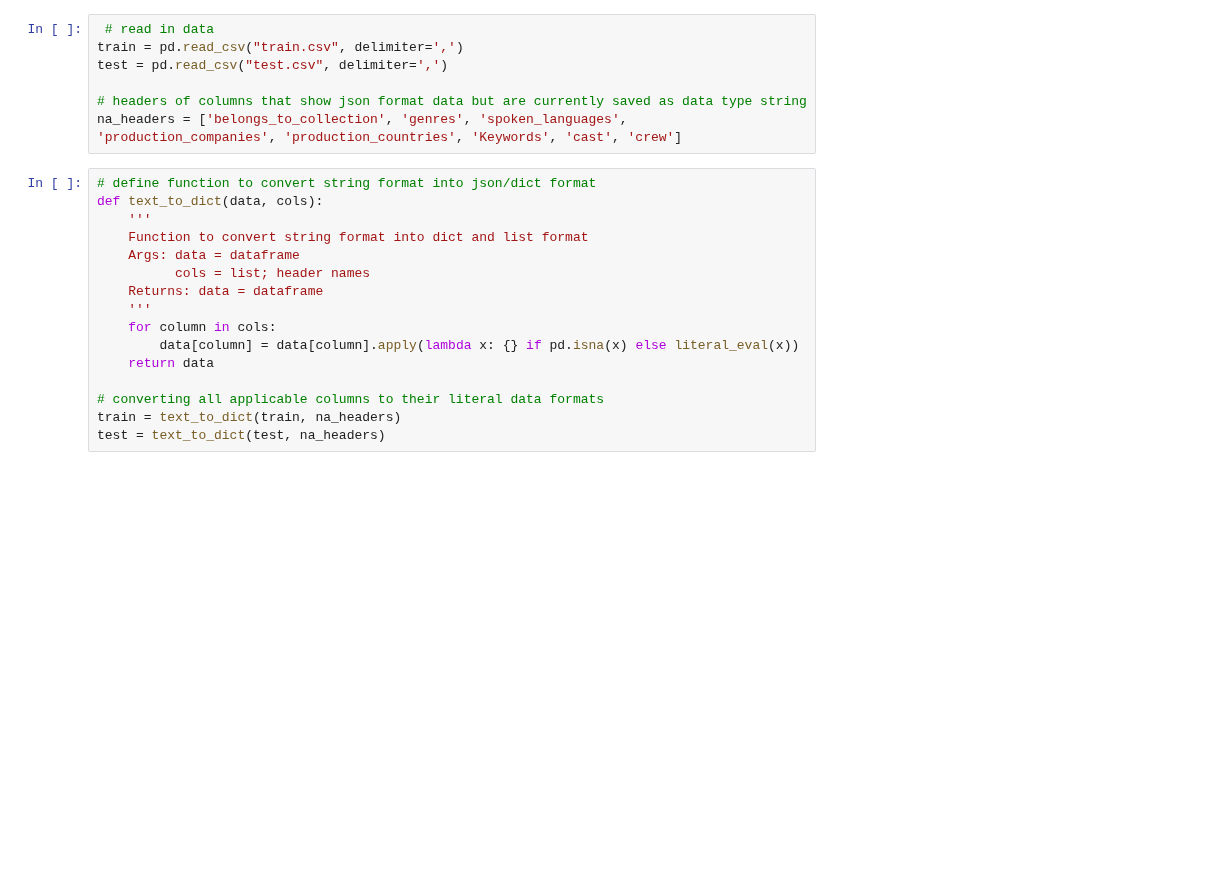
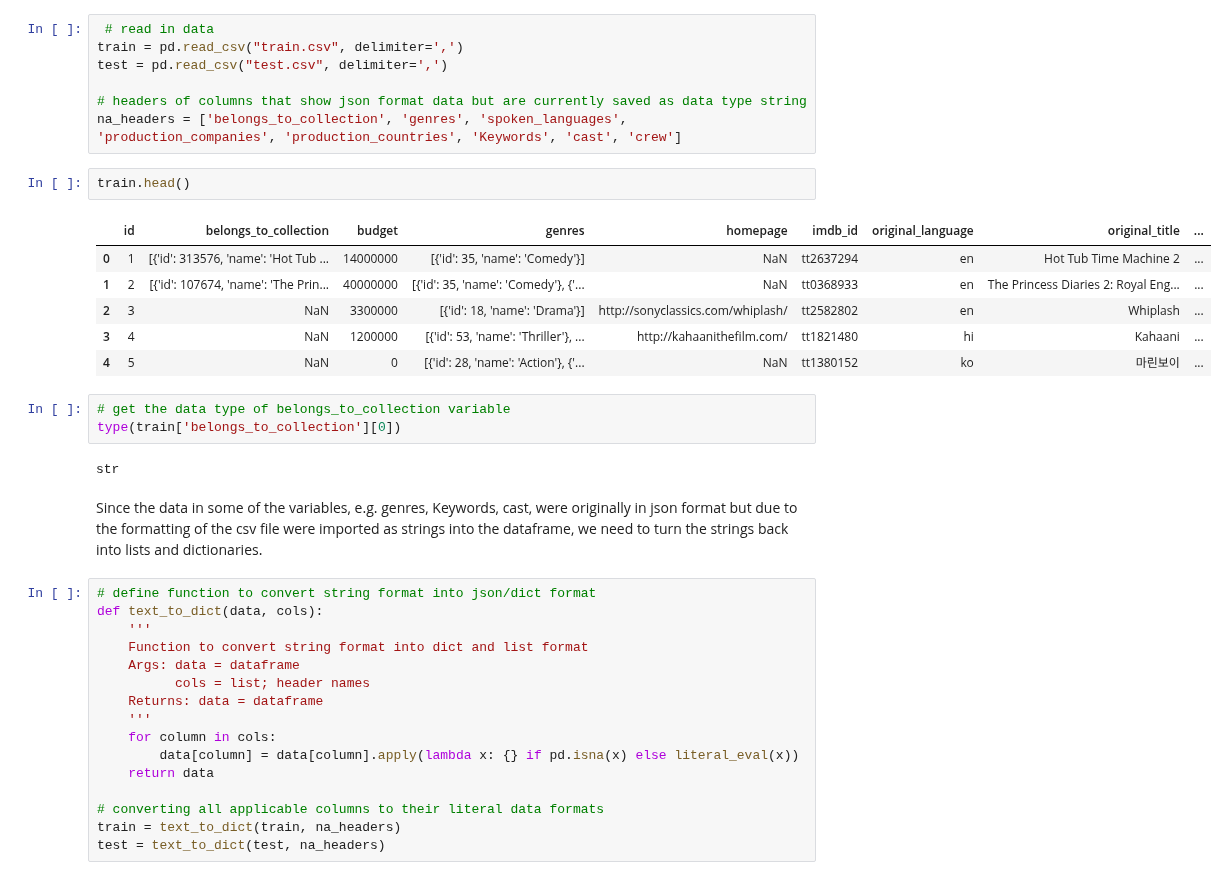
Before and after one commit to julianikulski/tmdb, a Jupyter notebook: tmdb.ipynb, the cells around one changed output. Saved outputs shown, nothing was run; the diff lists cells and outputs as text; blank space fills up the shorter version.

```diff
--- a/tmdb.ipynb
+++ b/tmdb.ipynb
@@ -79,6 +77,22 @@ test = pd.read_csv("test.csv", delimiter=',')
 
 # headers of columns that show json format data but are currently saved as data type string
 na_headers = ['belongs_to_collection', 'genres', 'spoken_languages', 'production_companies', 'production_countries', 'Keywords', 'cast', 'crew']
+# %%
+train.head()
+# %% [output]
+|  | id | belongs_to_collection | budget | genres | homepage | imdb_id | original_language | original_title | ... |
+| 0 | 1 | [{'id': 313576, 'name': 'Hot Tub ... | 14000000 | [{'id': 35, 'name': 'Comedy'}] | NaN | tt2637294 | en | Hot Tub Time Machine 2 | ... |
+| 1 | 2 | [{'id': 107674, 'name': 'The Prin... | 40000000 | [{'id': 35, 'name': 'Comedy'}, {'... | NaN | tt0368933 | en | The Princess Diaries 2: Royal Eng... | ... |
+| 2 | 3 | NaN | 3300000 | [{'id': 18, 'name': 'Drama'}] | http://sonyclassics.com/whiplash/ | tt2582802 | en | Whiplash | ... |
+| 3 | 4 | NaN | 1200000 | [{'id': 53, 'name': 'Thriller'}, ... | http://kahaanithefilm.com/ | tt1821480 | hi | Kahaani | ... |
+| 4 | 5 | NaN | 0 | [{'id': 28, 'name': 'Action'}, {'... | NaN | tt1380152 | ko | 마린보이 | ... |
+# %%
+# get the data type of belongs_to_collection variable
+type(train['belongs_to_collection'][0])
+# %% [output]
+str
+# %% [markdown]
+Since the data in some of the variables, e.g. genres, Keywords, cast, were originally in json format but due to the formatting of the csv file were imported as strings into the dataframe, we need to turn the strings back into lists and dictionaries.
 # %%
 # define function to convert string format into json/dict format
 def text_to_dict(data, cols):
```
Also changed, not shown: parts of 18 cells of this notebook.
